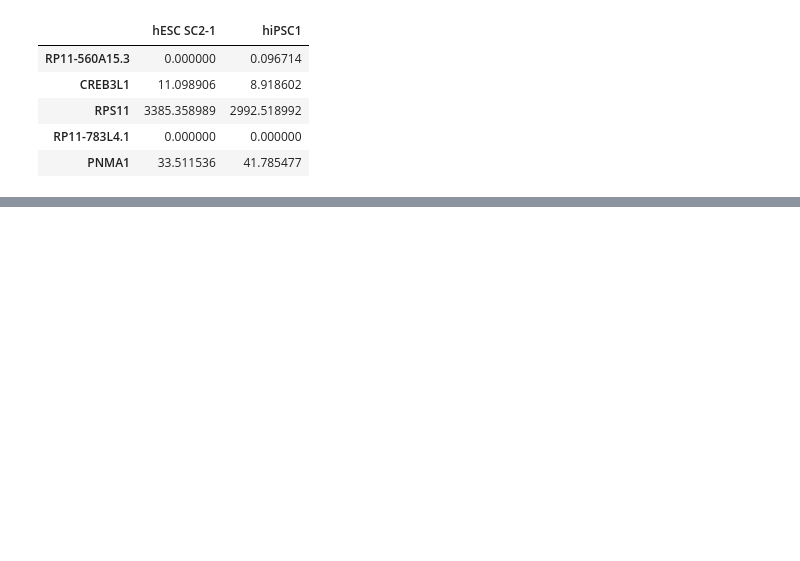
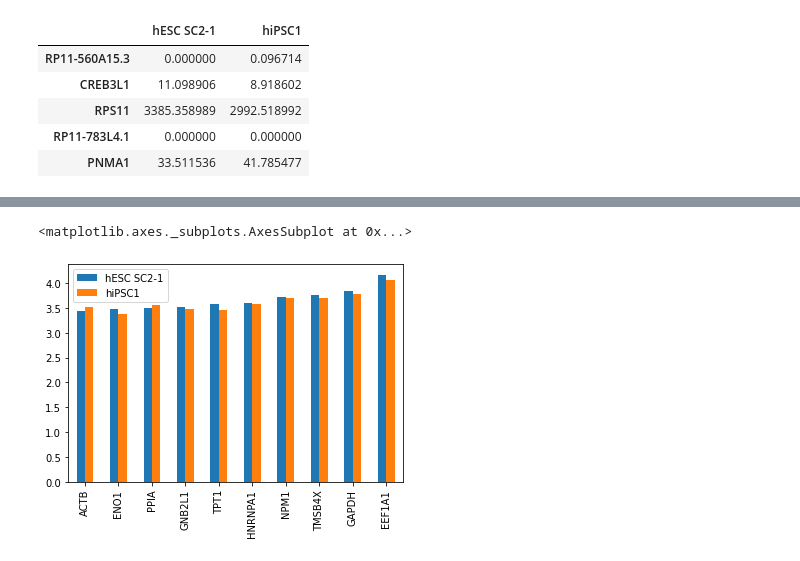
Before and after one commit to moqri/STEMREM200, a Jupyter notebook: ESC_vs_iPSC.ipynb, the cells around one changed output, grey strips where cells are left out. Drawn from its saved outputs; the diff is of its cells as text; code cells hidden in the pictures; blank space fills up the shorter version.

```diff
--- a/ESC_vs_iPSC.ipynb
+++ b/ESC_vs_iPSC.ipynb
@@ -67,0 +76,4 @@ Name: hiPSC1, dtype: float64
+# %%
+#select RPs
+RPs=tpm3.index.str.startswith('RP')
+RPs
@@ -67,0 +82,4 @@ Name: hiPSC1, dtype: float64
+# %%
+#remove RPs
+tpm4=tpm3[~RPs]
+tpm4.sort_values(esc).tail(10)
@@ -67,0 +98,6 @@ Name: hiPSC1, dtype: float64
+# %%
+#Plot the most frequent transcripts
+tpm4.sort_values(esc).tail(10).plot(kind='bar')
+# %% [output]
+<matplotlib.axes._subplots.AxesSubplot at 0x...>
+[figure, added]
```
Also changed, not shown: parts of 18 cells of this notebook.
